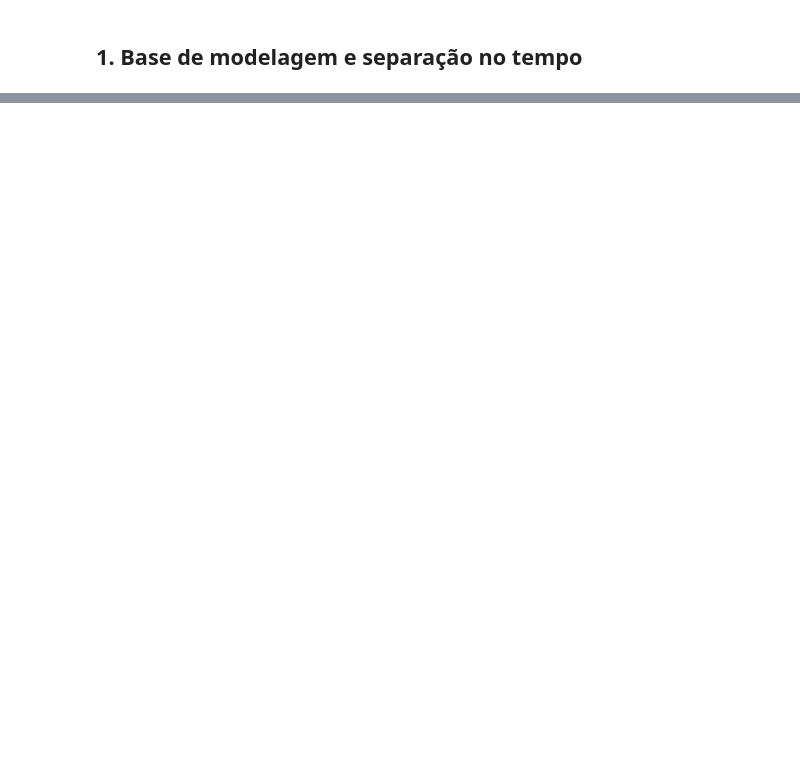
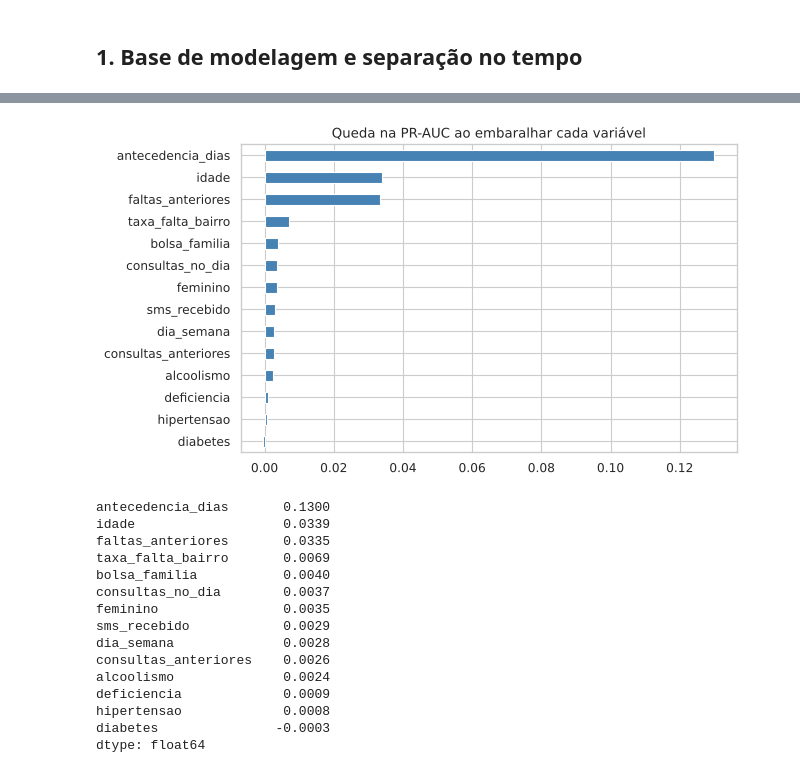
Before and after one commit to jessicapmartins/previsao-faltas-consultas, a Jupyter notebook: notebooks/03_modelagem_ml.ipynb, the cells around one changed output, grey strips where cells are left out. Cells and saved outputs as stored; diff of their text form; code cells hidden in the pictures; blank space fills up the shorter version.

```diff
--- a/notebooks/03_modelagem_ml.ipynb
+++ b/notebooks/03_modelagem_ml.ipynb
@@ -40,0 +40,5 @@ Importância das variáveis (ou SHAP, se quiser ir além).
+# %%
+base = q('SELECT * FROM base_modelo')
+treino, teste = apoio.separar(base)
+print(f'Treino: {len(treino):,} consultas · {treino.data_consulta.min()} a {treino.data_consulta.max()} · falta {treino.faltou.mean():.1%}')
+print(f'Teste:  {len(teste):,} consultas · {teste.data_consulta.min()} a {teste.data_consulta.max()} · falta {teste.faltou.mean():.1%}')
@@ -40,0 +51,6 @@ Importância das variáveis (ou SHAP, se quiser ir além).
+# %%
+print(inspect.getsource(apoio.taxas_bairro)); print(inspect.getsource(apoio.preparar_X))
+taxa_bairro, taxa_geral = apoio.taxas_bairro(treino)
+X_tr, y_tr = apoio.preparar_X(treino, taxa_bairro, taxa_geral), treino['faltou']
+X_te, y_te = apoio.preparar_X(teste, taxa_bairro, taxa_geral),  teste['faltou']
+X_tr.head()
@@ -40,0 +118,20 @@ Importância das variáveis (ou SHAP, se quiser ir além).
+# %%
+ESCOLHIDO = 'Gradient Boosting'
+p = probs[ESCOLHIDO]
+fig, ax = plt.subplots(1, 3, figsize=(16, 4))
+for nome, pp in probs.items():
+    fpr, tpr, _ = roc_curve(y_te, pp); ax[0].plot(fpr, tpr, label=nome)
+    pr, rc, _ = precision_recall_curve(y_te, pp); ax[1].plot(rc, pr, label=nome)
+ax[0].plot([0, 1], [0, 1], 'k--', lw=1); ax[0].set_title('Curva ROC'); ax[0].set_xlabel('falsos positivos'); ax[0].set_ylabel('verdadeiros positivos')
+ax[1].axhline(y_te.mean(), color='k', ls='--', lw=1); ax[1].set_title('Precisão x recall'); ax[1].set_xlabel('recall'); ax[1].set_ylabel('precisão')
+ax[0].legend(fontsize=8)
+frac_pos, media_prev = calibration_curve(y_te, p, n_bins=10, strategy='quantile')
+ax[2].plot(media_prev, frac_pos, marker='o'); ax[2].plot([0, 1], [0, 1], 'k--', lw=1)
+ax[2].set_title(f'Calibração: {ESCOLHIDO}'); ax[2].set_xlabel('risco previsto'); ax[2].set_ylabel('falta real')
+plt.tight_layout(); plt.show()
+
+decis = pd.qcut(p, 10, labels=False, duplicates='drop')
+tabela = pd.DataFrame({'risco': p, 'faltou': y_te.values}).groupby(decis).agg(
+    risco_medio=('risco', 'mean'), falta_real=('faltou', 'mean'), consultas=('faltou', 'size'))
+tabela.index.name = 'decil de risco (0 = menor)'
+tabela.round(3)
@@ -40,0 +157,24 @@ Importância das variáveis (ou SHAP, se quiser ir além).
+# %%
+imp = permutation_importance(modelos[ESCOLHIDO], X_te, y_te, scoring='average_precision',
+                             n_repeats=5, random_state=42, n_jobs=-1)
+imp = pd.Series(imp.importances_mean, index=X_te.columns).sort_values()
+ax = imp.plot(kind='barh', figsize=(8, 5), color='steelblue')
+ax.set_title('Queda na PR-AUC ao embaralhar cada variável'); plt.show()
+imp.sort_values(ascending=False).round(4)
+# %% [output]
+[figure, added]
+antecedencia_dias       0.1300
+idade                   0.0339
+faltas_anteriores       0.0335
+taxa_falta_bairro       0.0069
+bolsa_familia           0.0040
+consultas_no_dia        0.0037
+feminino                0.0035
+sms_recebido            0.0029
+dia_semana              0.0028
+consultas_anteriores    0.0026
+alcoolismo              0.0024
+deficiencia             0.0009
+hipertensao             0.0008
+diabetes               -0.0003
+dtype: float64
```
Also changed, not shown: parts of 23 cells of this notebook, 10 other files.
